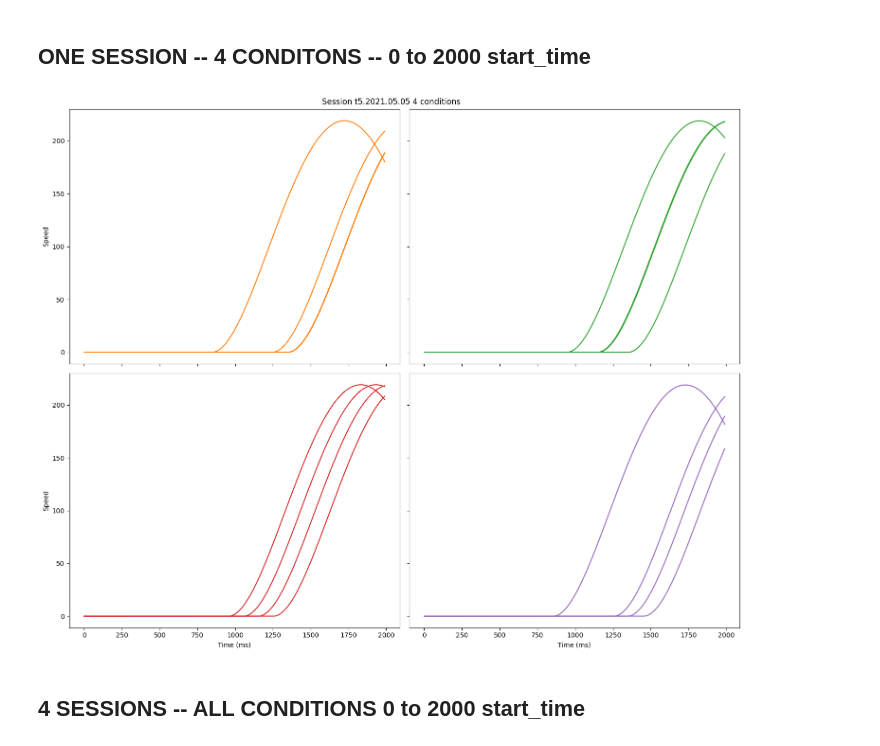
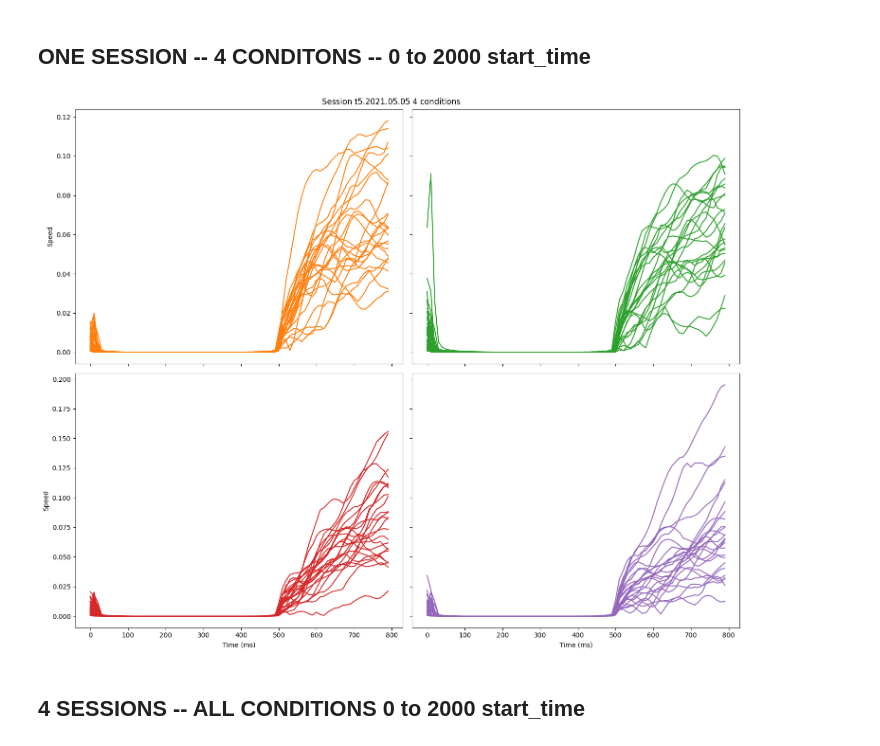
Before and after one commit to domenick-m/NDT-U, a Jupyter notebook: notebooks/vizualize_sessions.ipynb, the cells around one changed output. Cells and saved outputs as stored; diff of their text form; code cells hidden in the pictures.

```diff
--- a/notebooks/vizualize_sessions.ipynb
+++ b/notebooks/vizualize_sessions.ipynb
@@ -31,23 +27,23 @@ Shortened 321 trials to prevent overlap.
 # %%
 session = 't5.2021.05.05'
 
 fig, axs = plt.subplots(2, 2, figsize=(15, 12), sharex='col', sharey='row')
 for idx in range(4):
-    for cond_id, trials in trialized_data[session]['ol_trial_data'].groupby('condition'):
+    for cond_id, trials in trialized_data[session]['cl_trial_data'].groupby(('cond_id', 'n')):
         if cond_id == idx+1:
             for trial_id, trial in trials.groupby('trial_id'):
                 speed = np.linalg.norm(trial.decVel, axis=1)
                 axs.flat[idx].plot(range(0, len(speed)*10, 10), speed*1000, color=f'{colors.rgb2hex(cm.tab10(cond_id))}') #row=0, col=0
 
 for ax in axs.flat: ax.set(xlabel='Time (ms)', ylabel='Speed')
 for ax in axs.flat: ax.label_outer()
 
 plt.suptitle('Session t5.2021.05.05 4 conditions')
 plt.tight_layout()
 plt.savefig(f'0_2000_start_4_conds.png', facecolor='white', transparent=False)
 plt.show()
 # %% [output]
-[figure, old version]
+[figure, new version]
 # %% [markdown]
 ## 4 SESSIONS -- ALL CONDITIONS 0 to 2000 start_time
 # %%
```
Also changed, not shown: parts of 7 cells of this notebook, 29 other files.
